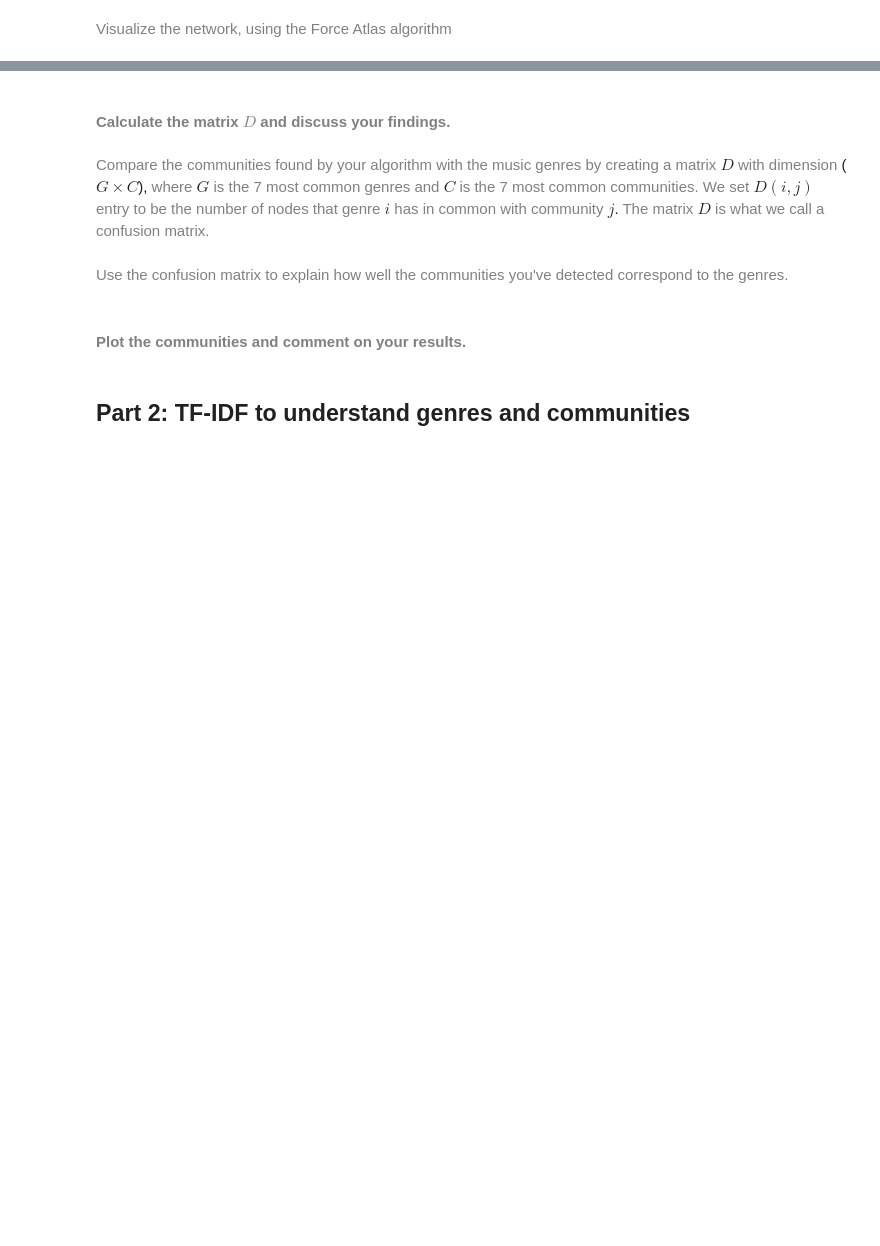
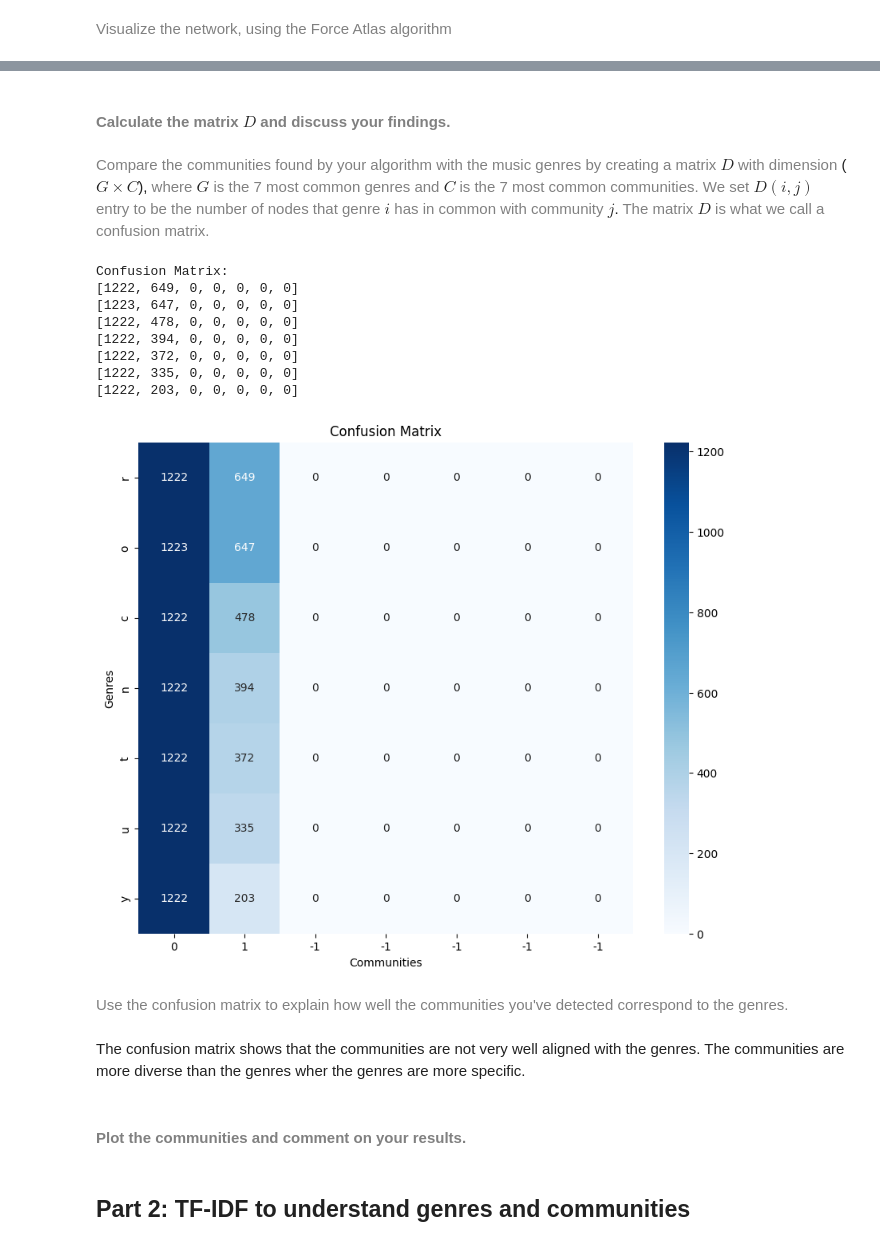
Before and after one commit to AleksandarLukic96/02805_Social_Graphs_and_Interactions, a Jupyter notebook: Exercise_solutions/Assignment_2.ipynb, the cells around one changed output, grey strips where cells are left out. Saved outputs shown, nothing was run; the diff lists cells and outputs as text; code cells hidden in the pictures; blank space fills up the shorter version.

```diff
--- a/Exercise_solutions/Assignment_2.ipynb
+++ b/Exercise_solutions/Assignment_2.ipynb
@@ -172,9 +256,80 @@ plt.show()
 # %% [markdown]
-#### <font color='gray'> Calculate the matrix $D$ and discuss your findings.</font>
+#### <font color='gray'> Calculate the matrix</font> $D$ <font color='gray'> and discuss your findings.</font>
 # %% [markdown]
 <font color='gray'> Compare the communities found by your algorithm with the music genres by creating a matrix </font> $D$ <font color='gray'> with dimension  </font> ($G\times C$), <font color='gray'> where </font> $G$ <font color='gray'> is the 7 most common genres and </font> $C$ <font color='gray'> is the 7 most common communities. We set </font> $D(i,j)$ <font color='gray'> entry to be the number of nodes that genre </font> $i$ <font color='gray'> has in common with community </font> $j$. <font color='gray'> The matrix </font> $D$ <font color='gray'> is what we call a confusion matrix. </font>
+# %%
+# Import necessary libraries
+import pandas as pd
+import seaborn as sns
+import matplotlib.pyplot as plt
+
+# Get the 7 most common genres
+genre_counts = {}
+for artist, genre_list in genres.items():
+    for genre in genre_list:
+        if genre in genre_counts:
+            genre_counts[genre] += 1
+        else:
+            genre_counts[genre] = 1
+
+# Get exactly the 7 most common genres (or pad with placeholders if fewer exist)
+top_genres = sorted(genre_counts, key=genre_counts.get, reverse=True)[:7]
+if len(top_genres) < 7:
+    top_genres += ['Other'] * (7 - len(top_genres))
+
+# Get the 7 most common communities
+community_counts = {}
+for artist, community_id in communities.items():
+    if community_id in community_counts:
+        community_counts[community_id] += 1
+    else:
+        community_counts[community_id] = 1
+
+# Get exactly the 7 most common communities (or pad with placeholders if fewer exist)
+top_communities = sorted(community_counts, key=community_counts.get, reverse=True)[:7]
+if len(top_communities) < 7:
+    top_communities += [-1] * (7 - len(top_communities))  # Use -1 or another placeholder for empty spots
+
+# Create the confusion matrix with the corrected dimensions
+D = [[0 for _ in range(7)] for _ in range(7)]
+for artist, genre_list in genres.items():
+    for genre in genre_list:
+        if genre in top_genres:
+            genre_index = top_genres.index(genre)
+            community_id = communities[artist]
+            if community_id in top_communities:
+                community_index = top_communities.index(community_id)
+                D[genre_index][community_index] += 1
+
+# Print the confusion matrix
+print("Confusion Matrix:")
+for row in D:
+    print(row)
+
+# Create a DataFrame from the confusion matrix
+df = pd.DataFrame(D, index=top_genres, columns=top_communities)
+
+# Plot the confusion matrix
+plt.figure(figsize=(10, 8))
+sns.heatmap(df, annot=True, cmap='Blues', fmt='g')
+plt.title("Confusion Matrix")
+plt.xlabel("Communities")
+plt.ylabel("Genres")
+plt.show()
+# %% [output]
+Confusion Matrix:
+[1222, 649, 0, 0, 0, 0, 0]
+[1223, 647, 0, 0, 0, 0, 0]
+[1222, 478, 0, 0, 0, 0, 0]
+[1222, 394, 0, 0, 0, 0, 0]
+[1222, 372, 0, 0, 0, 0, 0]
+[1222, 335, 0, 0, 0, 0, 0]
+[1222, 203, 0, 0, 0, 0, 0]
+[figure, added]
 # %% [markdown]
 <font color='gray'>  Use the confusion matrix to explain how well the communities you've detected correspond to the genres. </font>
+# %% [markdown]
+The confusion matrix shows that the communities are not very well aligned with the genres. The communities are more diverse than the genres wher the genres are more specific.
 # %% [markdown]
 #### <font color='gray'> Plot the communities and comment on your results.</font>
 # %% [markdown]
```
Also changed, not shown: parts of 10 cells of this notebook, 1 other file.
